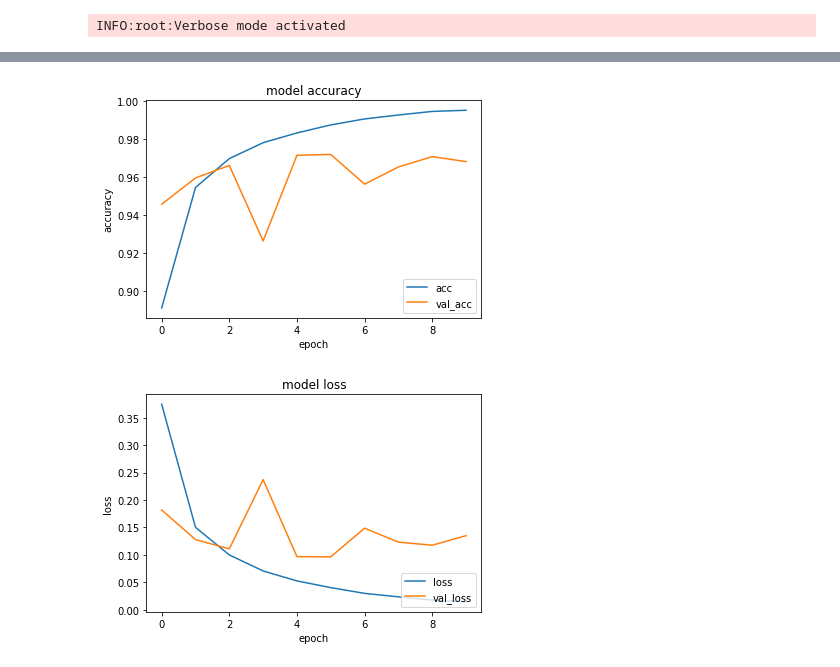
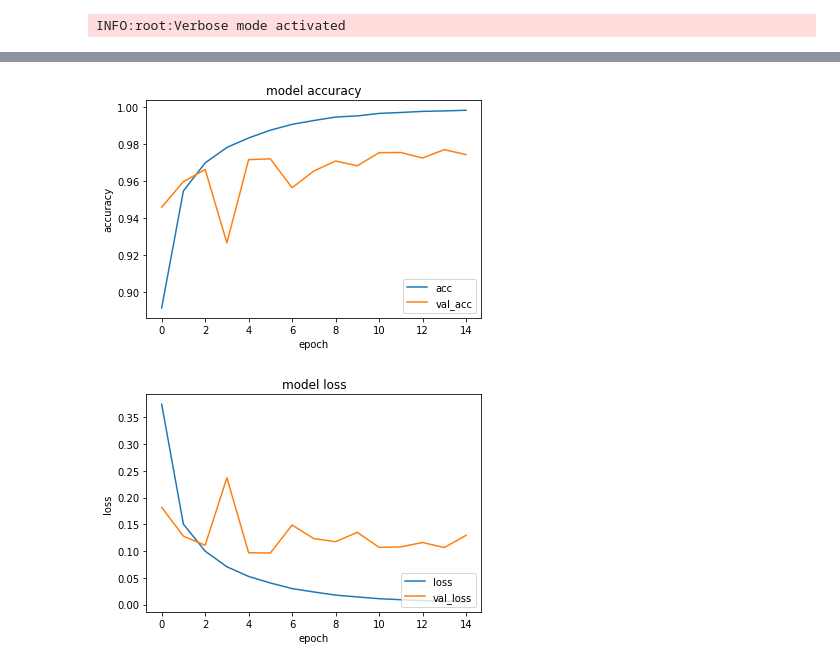
Before and after one commit to habroptilus/keras-tools, a Jupyter notebook: mnist_mlp.ipynb, the cells around one changed output, grey strips where cells are left out. Cells and saved outputs as stored; diff of their text form; code cells hidden in the pictures.

Commit message:
add plot_hit

```diff
--- a/mnist_mlp.ipynb
+++ b/mnist_mlp.ipynb
@@ -82,6 +82,18 @@ class KerasNetInterface:
             json.dump(self.history,f)
         self.trained_epochs=epoch
 
+    def plot_history(self,epoch):
+        history_path=model.result_dir/model.create_flag()/f"history_{epoch:02d}.json"
+        if history_path.exists():
+            with history_path.open("r") as f:
+                history=json.load(f)
+            self.plot(history)
+        else:
+            raise Exception(f"Not found {history_path}")
+
+    def plot(self):
+        pass
+
     def create_flag(self):
         pass
 
@@ -99,6 +111,24 @@ class KerasClassifierInterface(KerasNetInterface):
     def predict_proba(self,X):
         return np.argmax(self.model.predict(X),axis=1)
 
+    def plot(self,history):
+        plt.plot(history['acc'])
+        plt.plot(history['val_acc'])
+        plt.title('model accuracy')
+        plt.xlabel('epoch')
+        plt.ylabel('accuracy')
+        plt.legend(['acc', 'val_acc'], loc='lower right')
+        plt.show()
+
+        plt.plot(history['loss'])
+        plt.plot(history['val_loss'])
+        plt.title('model loss')
+        plt.xlabel('epoch')
+        plt.ylabel('loss')
+        plt.legend(['loss', 'val_loss'], loc='lower right')
+        plt.show()
+
+
 class KerasRegressorInterface(KerasNetInterface):
     metrics=["mse"]
     def predict(self,X):
@@ -159,5 +174,5 @@ def plot_history(history):
 x_train,y_train=reshape_mnist(x_train,y_train)
 x_test,y_test=reshape_mnist(x_test,y_test)
 # %%
-model=MLPClassifier()
+model=MLPClassifier(trained_epochs=15)
 # %% [output]
@@ -187,5 +186,5 @@ Epoch 10/10
-# %%
-plot_history(history)
-# %% [output]
-[figure, removed]
-[figure, removed]
+# %%
+model.plot_history(epoch=15)
+# %% [output]
+[figure, added]
+[figure, added]
```
Also changed, not shown: parts of 4 cells of this notebook.
